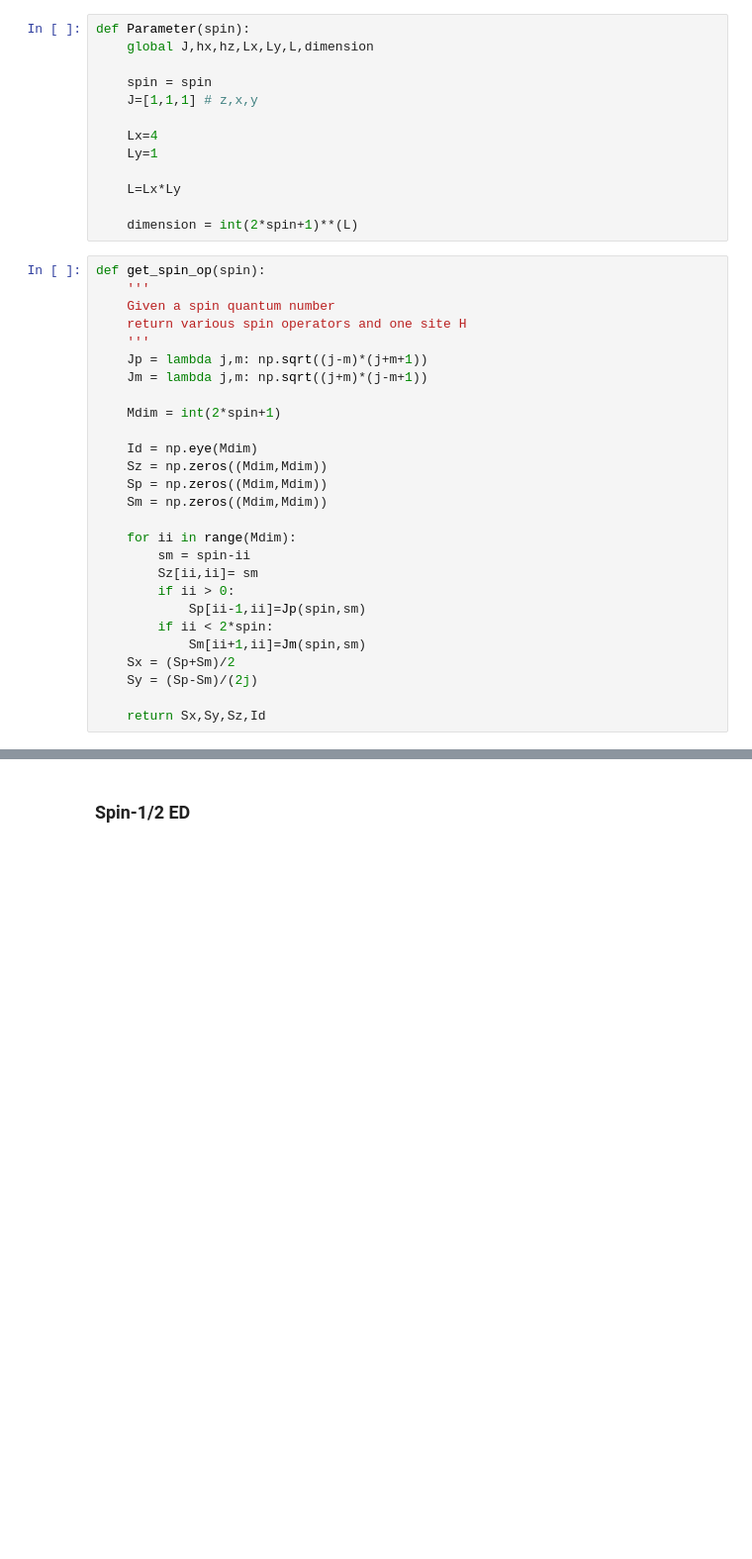
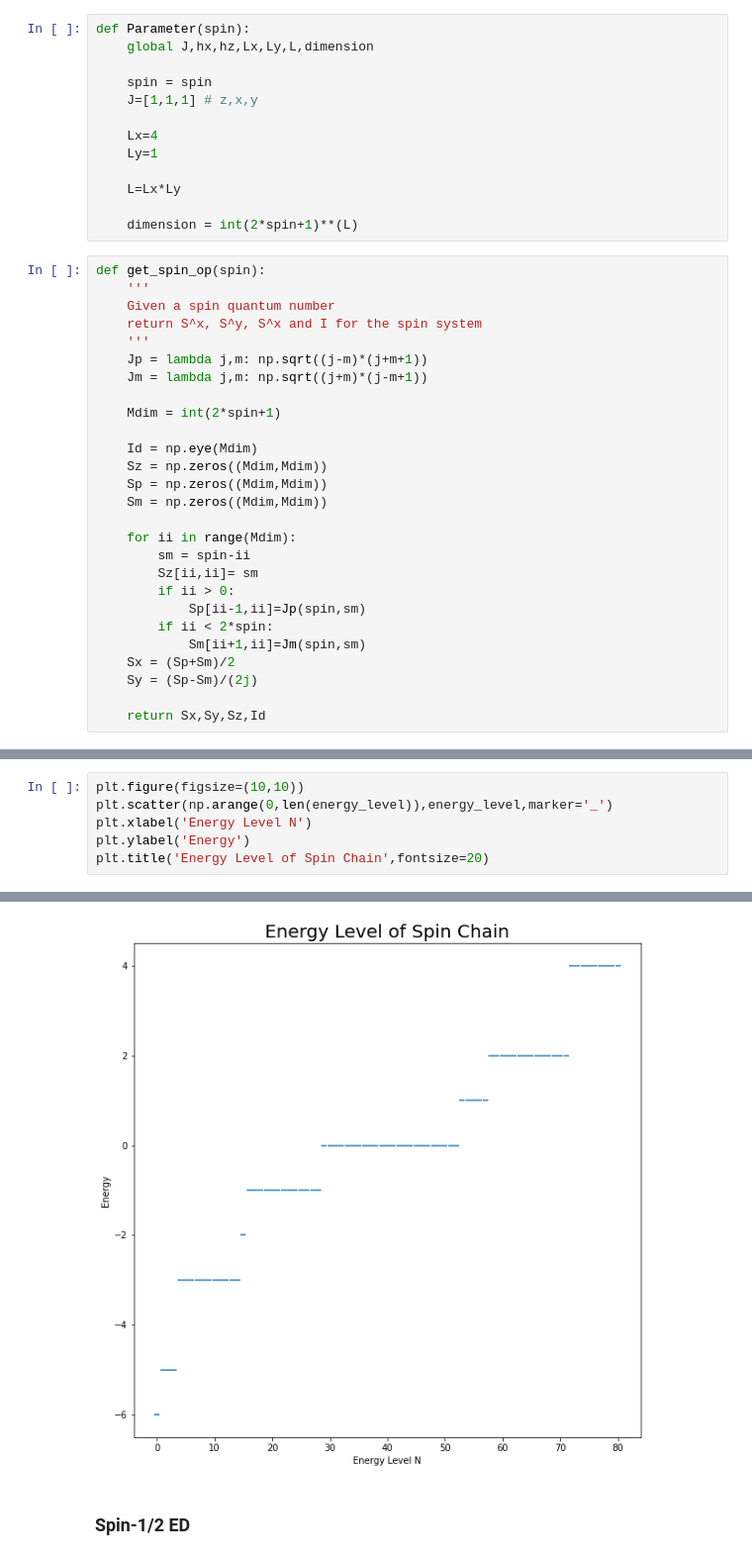
Before and after one commit to timlok123/PHYS4150-Computational-Physics-2024, a Jupyter notebook: ED/Exact_diagonalization.ipynb, the cells around one changed output, grey strips where cells are left out. Shown at 99% size. Saved outputs shown, nothing was run; the diff lists cells and outputs as text; blank space fills up the shorter version.

```diff
--- a/ED/Exact_diagonalization.ipynb
+++ b/ED/Exact_diagonalization.ipynb
@@ -182,7 +54,7 @@ def Parameter(spin):
 def get_spin_op(spin):
     '''
     Given a spin quantum number
-    return various spin operators and one site H
+    return S^x, S^y, S^x and I for the spin system
     '''
     Jp = lambda j,m: np.sqrt((j-m)*(j+m+1))
     Jm = lambda j,m: np.sqrt((j+m)*(j-m+1))
@@ -272,0 +127,7 @@ print(eig_vec)
+# %%
+plt.figure(figsize=(10,10))
+plt.scatter(np.arange(0,len(energy_level)),energy_level,marker='_')
+plt.xlabel('Energy Level N')
+plt.ylabel('Energy')
+plt.title('Energy Level of Spin Chain',fontsize=20)
+# %% [output]
@@ -273,2 +135,3 @@ print(eig_vec)
+[figure, added]
 # %% [markdown]
 ### Spin-1/2 ED
```
Also changed, not shown: parts of 37 cells of this notebook.
